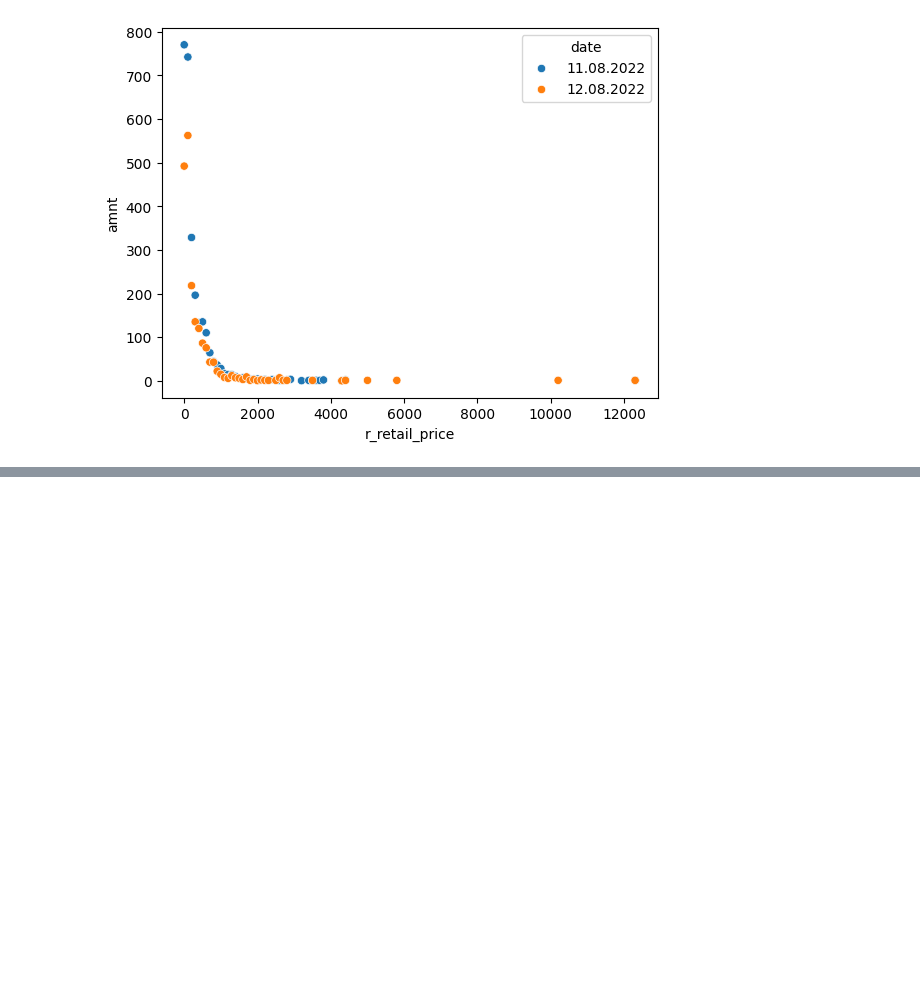
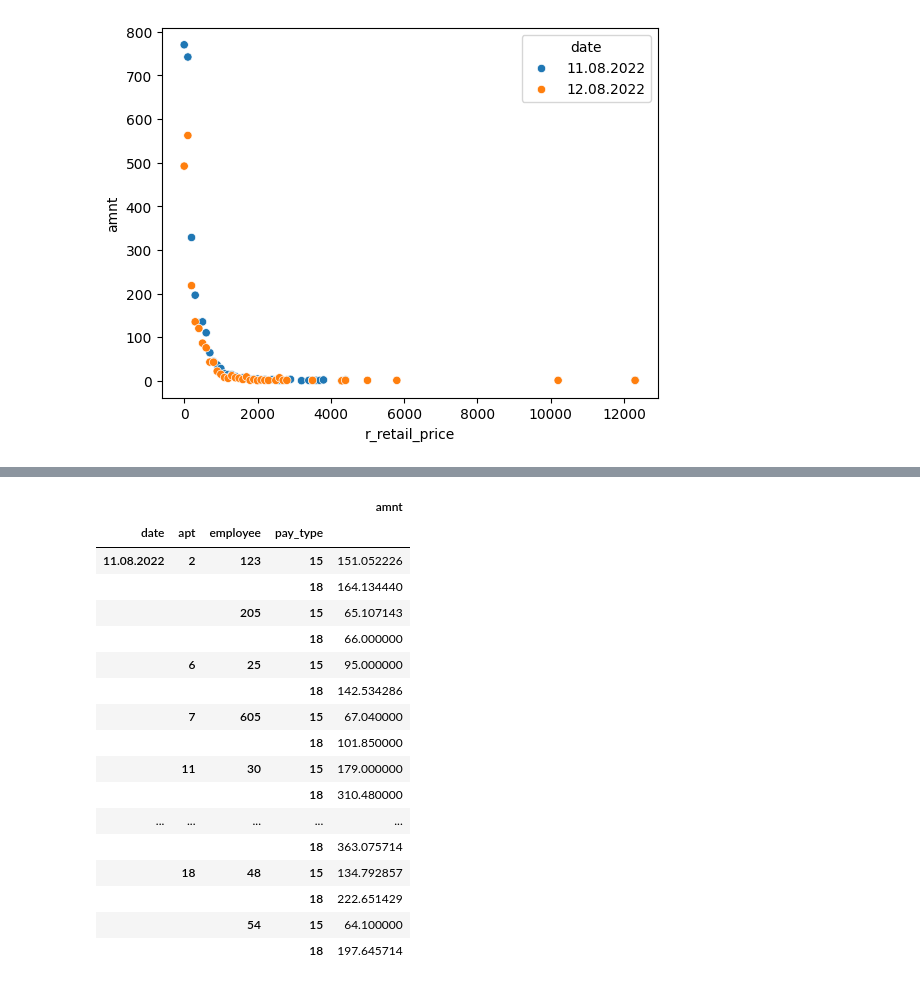
Before and after one commit to rodioniam/study_projects, a Jupyter notebook: pandas/exploratory_data_analysis.ipynb, the cells around one changed output, grey strips where cells are left out. Saved outputs shown, nothing was run; the diff lists cells and outputs as text; code cells hidden in the pictures; blank space fills up the shorter version.

```diff
--- a/pandas/exploratory_data_analysis.ipynb
+++ b/pandas/exploratory_data_analysis.ipynb
@@ -276,0 +277,22 @@ sns.jointplot(data=diag, x='r_retail_price', y='amnt')
+# %%
+# to make this data to look more clean and readable i can make pivot tables
+df.groupby(['date', 'apt', 'employee', 'pay_type'])[['amnt']].agg('sum')
+# %% [output]
+|  |  |  |  | amnt |
+| date | apt | employee | pay_type |  |
+| 11.08.2022 | 2 | 123 | 15 | 151.052226 |
+|  |  |  | 18 | 164.134440 |
+|  |  | 205 | 15 | 65.107143 |
+|  |  |  | 18 | 66.000000 |
+|  | 6 | 25 | 15 | 95.000000 |
+|  |  |  | 18 | 142.534286 |
+|  | 7 | 605 | 15 | 67.040000 |
+|  |  |  | 18 | 101.850000 |
+|  | 11 | 30 | 15 | 179.000000 |
+|  |  |  | 18 | 310.480000 |
+| ... | ... | ... | ... | ... |
+|  |  |  | 18 | 363.075714 |
+|  | 18 | 48 | 15 | 134.792857 |
+|  |  |  | 18 | 222.651429 |
+|  |  | 54 | 15 | 64.100000 |
+|  |  |  | 18 | 197.645714 |
```
Also changed, not shown: parts of 7 cells of this notebook.
